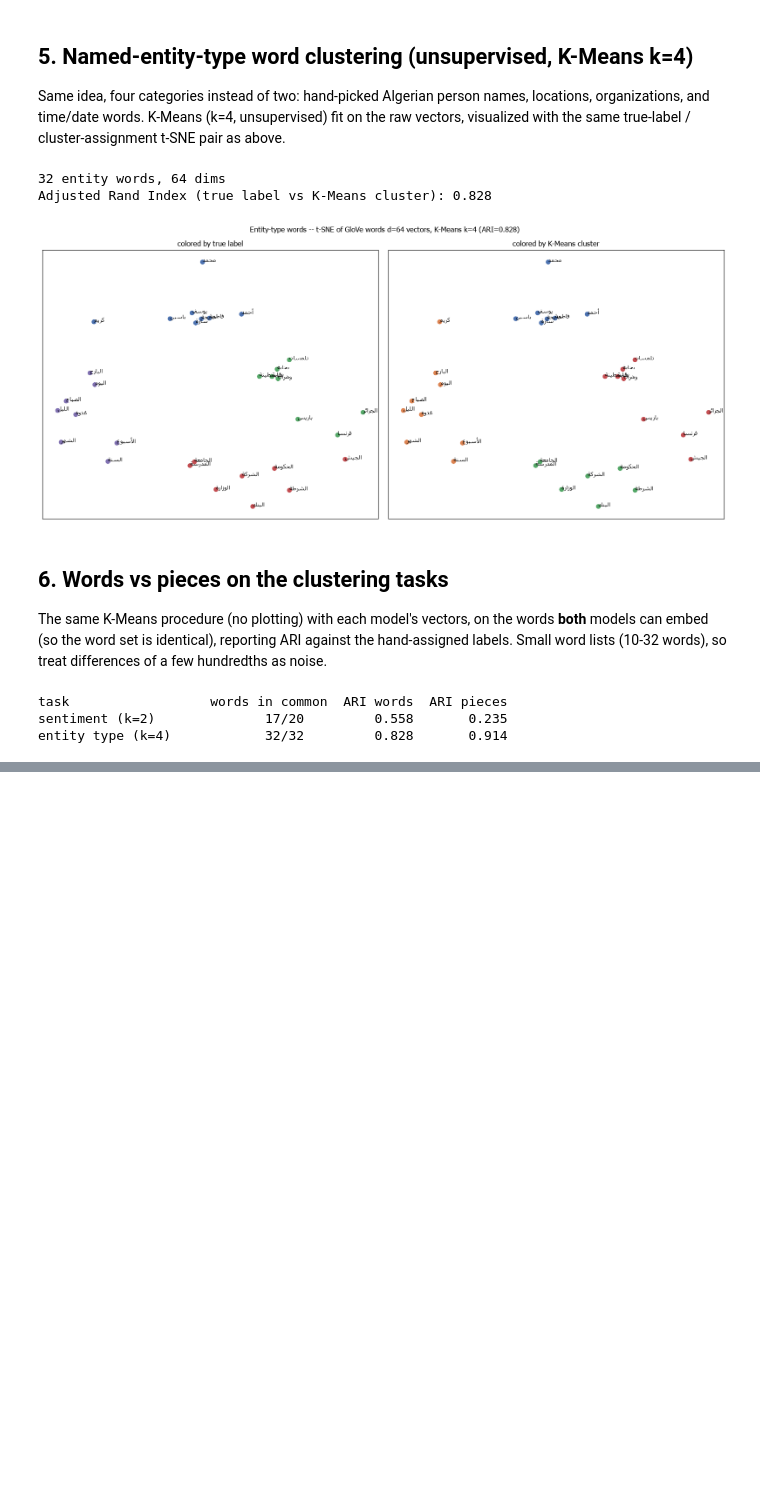
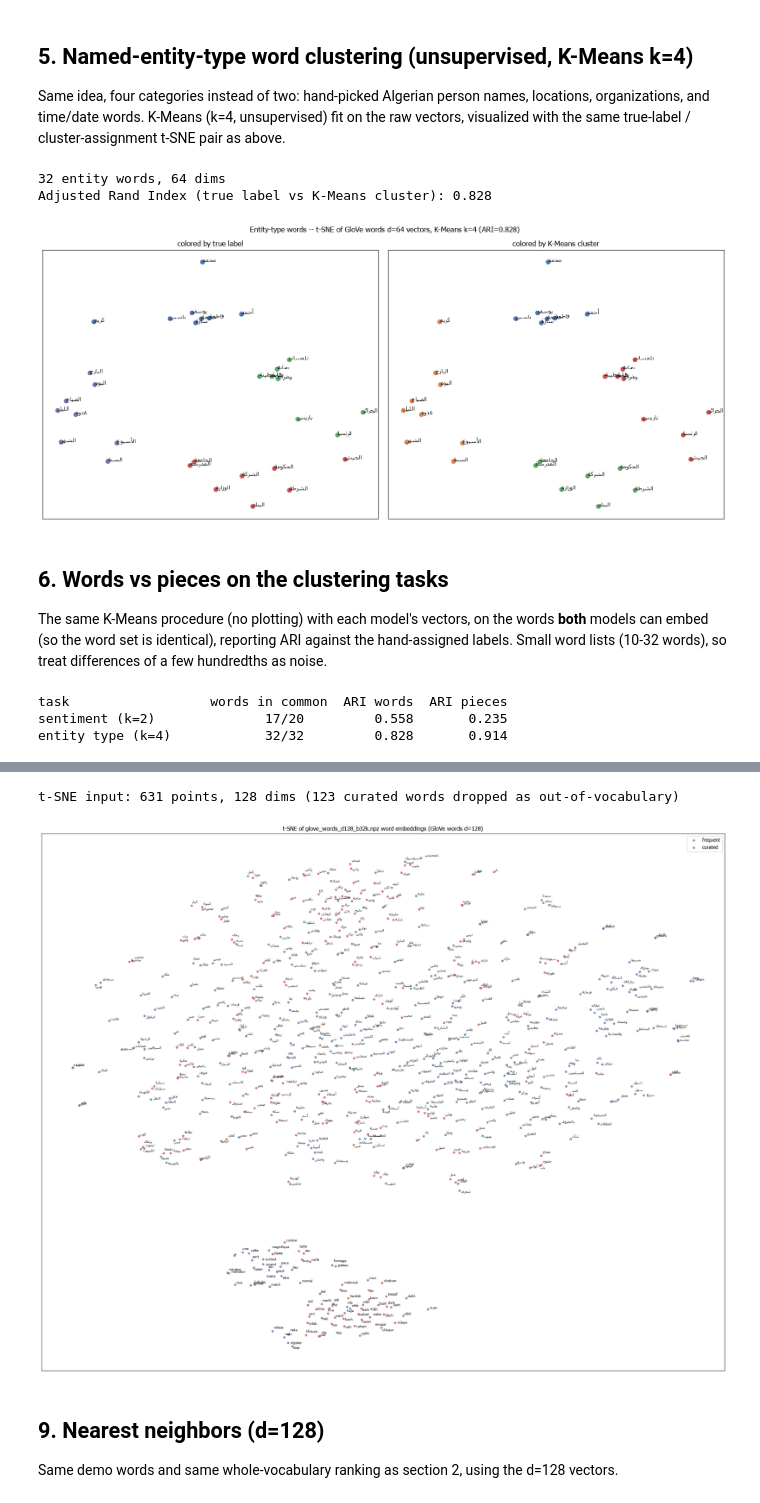
Before and after one commit to nasro-bay/DarijaDZ, a Jupyter notebook: Embeddings/glove/glove_eval.ipynb, the cells around one changed output, grey strips where cells are left out. Drawn from its saved outputs; the diff is of its cells as text; code cells hidden in the pictures; blank space fills up the shorter version.

```diff
--- a/Embeddings/glove/glove_eval.ipynb
+++ b/Embeddings/glove/glove_eval.ipynb
@@ -537,0 +551,9 @@ entity type (k=4)            32/32         0.828       0.914
+# %%
+MODEL_LABEL_128 = "GloVe words d=128"
+E_words_128 = np.load(MODELS_DIR / "glove_words_d128_b32k.npz")["embeddings"]
+print(f"{MODEL_LABEL_128}: {E_words_128.shape}")
+
+
+def get_word_vector_128(word: str) -> np.ndarray | None:
+    i = word_id.get(word.lower())
+    return None if i is None else E_words_128[i]
@@ -537,0 +567,50 @@ entity type (k=4)            32/32         0.828       0.914
+# %%
+plot_vectors_128, plot_labels_128, plot_groups_128 = [], [], []
+
+for w in frequent_words:
+    v = get_word_vector_128(w)
+    if v is not None:
+        plot_vectors_128.append(v)
+        plot_labels_128.append(w)
+        plot_groups_128.append("frequent")
+
+n_curated_oov_128 = 0
+for w in curated_words_deduped:
+    v = get_word_vector_128(w)
+    if v is not None:
+        plot_vectors_128.append(v)
+        plot_labels_128.append(w)
+        plot_groups_128.append("curated")
+    else:
+        n_curated_oov_128 += 1
+
+X_128 = np.stack(plot_vectors_128)
+print(f"t-SNE input: {X_128.shape[0]} points, {X_128.shape[1]} dims ({n_curated_oov_128} curated words dropped as out-of-vocabulary)")
+
+tsne_128 = TSNE(n_components=2, random_state=42, perplexity=30, init="pca")
+coords_128 = tsne_128.fit_transform(X_128)
+
+fig, ax = plt.subplots(figsize=(20, 16))
+for group in ("frequent", "curated"):
+    idx = [i for i, g in enumerate(plot_groups_128) if g == group]
+    ax.scatter(coords_128[idx, 0], coords_128[idx, 1], s=14, color=colors[group], alpha=0.7, label=group)
+
+texts_128 = [
+    ax.text(coords_128[i, 0], coords_128[i, 1], render_label(label), fontsize=7, alpha=0.9)
+    for i, label in enumerate(plot_labels_128)
+]
+adjust_text(texts_128, ax=ax, arrowprops=dict(arrowstyle="-", color="gray", lw=0.4, alpha=0.6))
+
+ax.set_title(f"t-SNE of glove_words_d128_b32k.npz word embeddings ({MODEL_LABEL_128})")
+ax.legend()
+ax.set_xticks([])
+ax.set_yticks([])
+plt.tight_layout()
+plt.show()
+# %% [output]
+t-SNE input: 631 points, 128 dims (123 curated words dropped as out-of-vocabulary)
+[figure, added]
+# %% [markdown]
+## 9. Nearest neighbors (d=128)
+
+Same demo words and same whole-vocabulary ranking as section 2, using the d=128 vectors.
```
Also changed, not shown: parts of 14 cells of this notebook, 13 other files.
